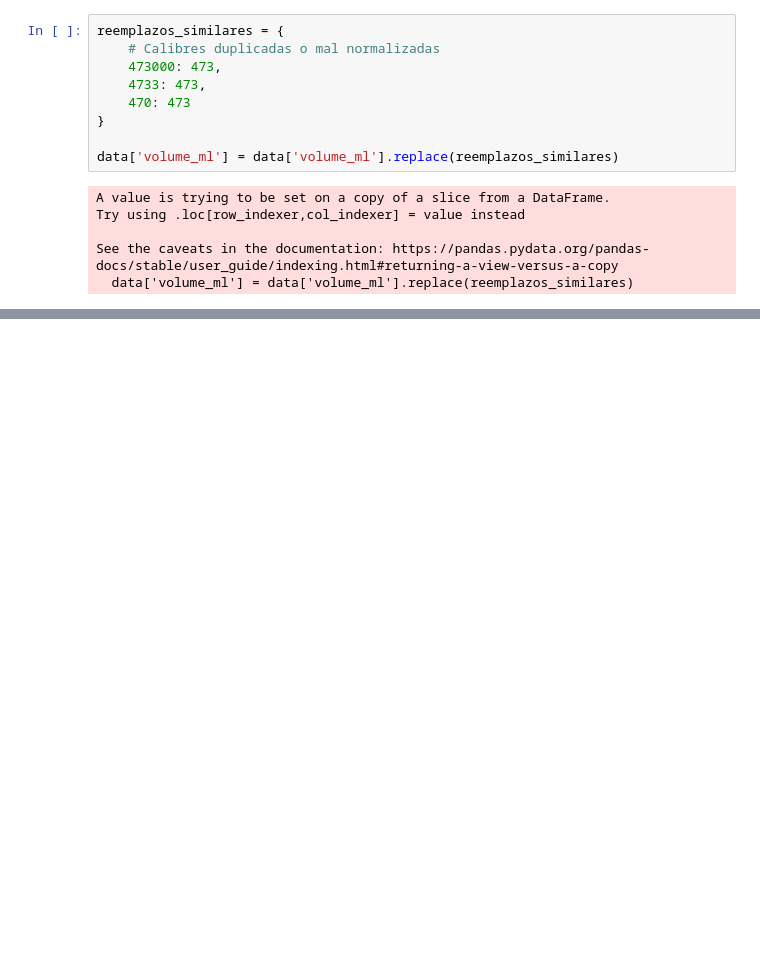
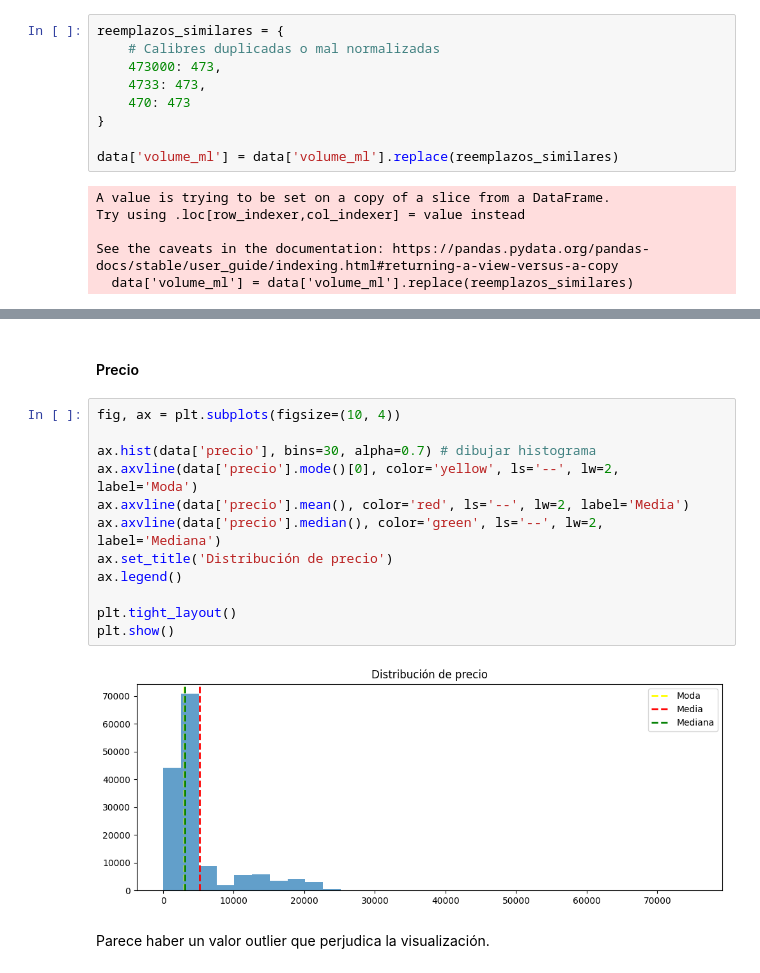
Before and after one commit to ferkrodriguez98/precios_claros, a Jupyter notebook: notebooks/EDA.ipynb, the cells around one changed output, grey strips where cells are left out. Cells and saved outputs as stored; diff of their text form; blank space fills up the shorter version.

```diff
--- a/notebooks/EDA.ipynb
+++ b/notebooks/EDA.ipynb
@@ -340,0 +432,18 @@ memory usage: 54.7+ MB
+# %% [markdown]
+#### Precio
+# %%
+fig, ax = plt.subplots(figsize=(10, 4))
+
+ax.hist(data['precio'], bins=30, alpha=0.7) # dibujar histograma
+ax.axvline(data['precio'].mode()[0], color='yellow', ls='--', lw=2, label='Moda')
+ax.axvline(data['precio'].mean(), color='red', ls='--', lw=2, label='Media')
+ax.axvline(data['precio'].median(), color='green', ls='--', lw=2, label='Mediana')
+ax.set_title('Distribución de precio')
+ax.legend()
+
+plt.tight_layout()
+plt.show()
+# %% [output]
+[figure, added]
+# %% [markdown]
+Parece haber un valor outlier que perjudica la visualización.
```
Also changed, not shown: parts of 70 cells of this notebook.
